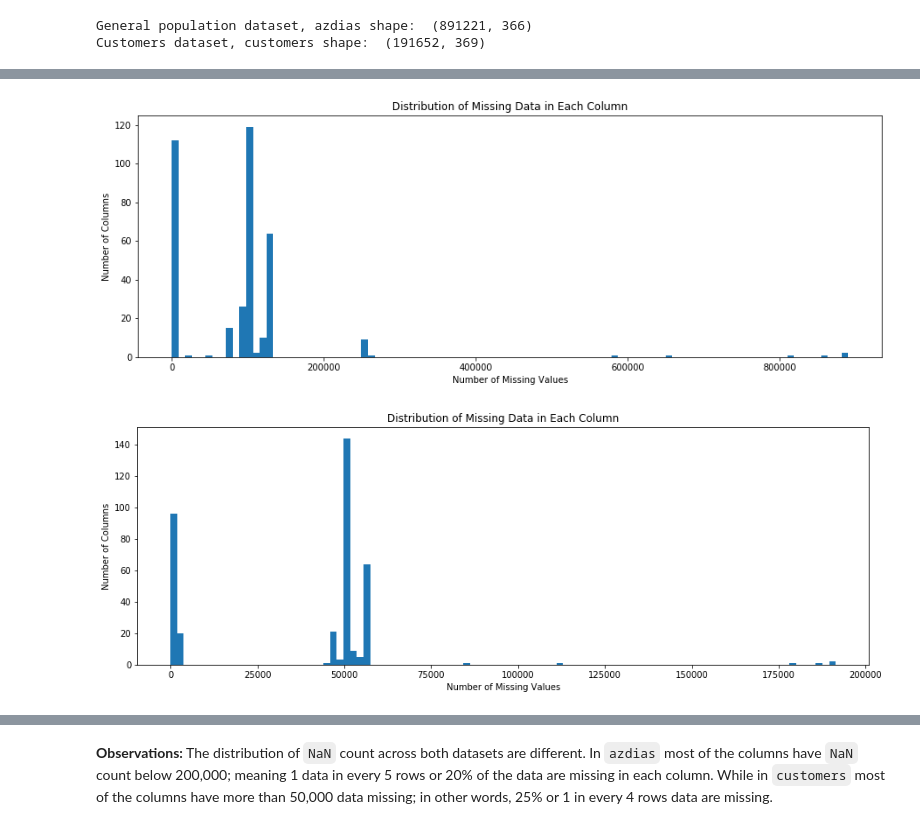
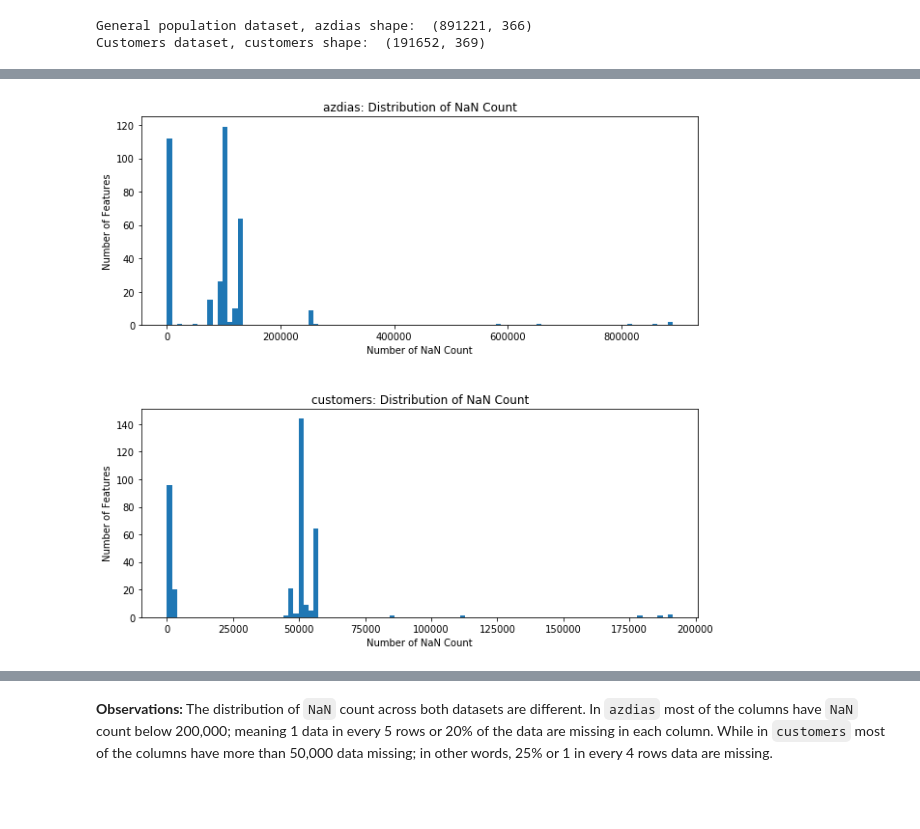
Before and after one commit to rezaabdullah/data_science_portfolio, a Jupyter notebook: capstone/Arvato_Project_Workbook_Draft.ipynb, the cells around one changed output, grey strips where cells are left out. Saved outputs shown, nothing was run; the diff lists cells and outputs as text; code cells hidden in the pictures; blank space fills up the shorter version.

```diff
--- a/capstone/Arvato_Project_Workbook_Draft.ipynb
+++ b/capstone/Arvato_Project_Workbook_Draft.ipynb
@@ -140,29 +86,10 @@ Wall time: 1.95 s
 | D19_VERSAND_ONLINE_DATUM | 191652 | 10 | 0 | 0.000 |
 | ALTERSKATEGORIE_GROB | 191652 | 5 | 0 | 0.000 |
 369 rows × 4 columns
-# %%
-# Check the NaN count for each features on azdias
-nan_count_column_azdias = azdias.isnull().sum()
-
-# Plot the distribution of missing or unknown data for each column
-plt.figure(figsize=(15,5))
-plt.title("Distribution of Missing Data in Each Column")
-plt.hist(nan_count_column_azdias, bins=100)
-plt.ylabel("Number of Columns")
-plt.xlabel("Number of Missing Values")
-plt.show()
-# %% [output]
-[figure, removed]
-# %%
-# Check the NaN count for each features on customers
-nan_count_column_customers = customers.isnull().sum()
-
-# Plot the distribution of missing or unknown data for each column
-plt.figure(figsize=(15,5))
-plt.title("Distribution of Missing Data in Each Column")
-plt.hist(nan_count_column_customers, bins=100)
-plt.ylabel("Number of Columns")
-plt.xlabel("Number of Missing Values")
-plt.show()
-# %% [output]
-[figure, removed]
+# %%
+# Plot NaN count for each feature in azdias and customers dataset
+nan_count_column_azdias = azdias.isnull().sum()
+nan_count_column_customers = customers.isnull().sum()
+bar_plt_nan(nan_count_column_azdias, nan_count_column_customers);
+# %% [output]
+[figure, added]
```
Also changed, not shown: parts of 25 cells of this notebook.
